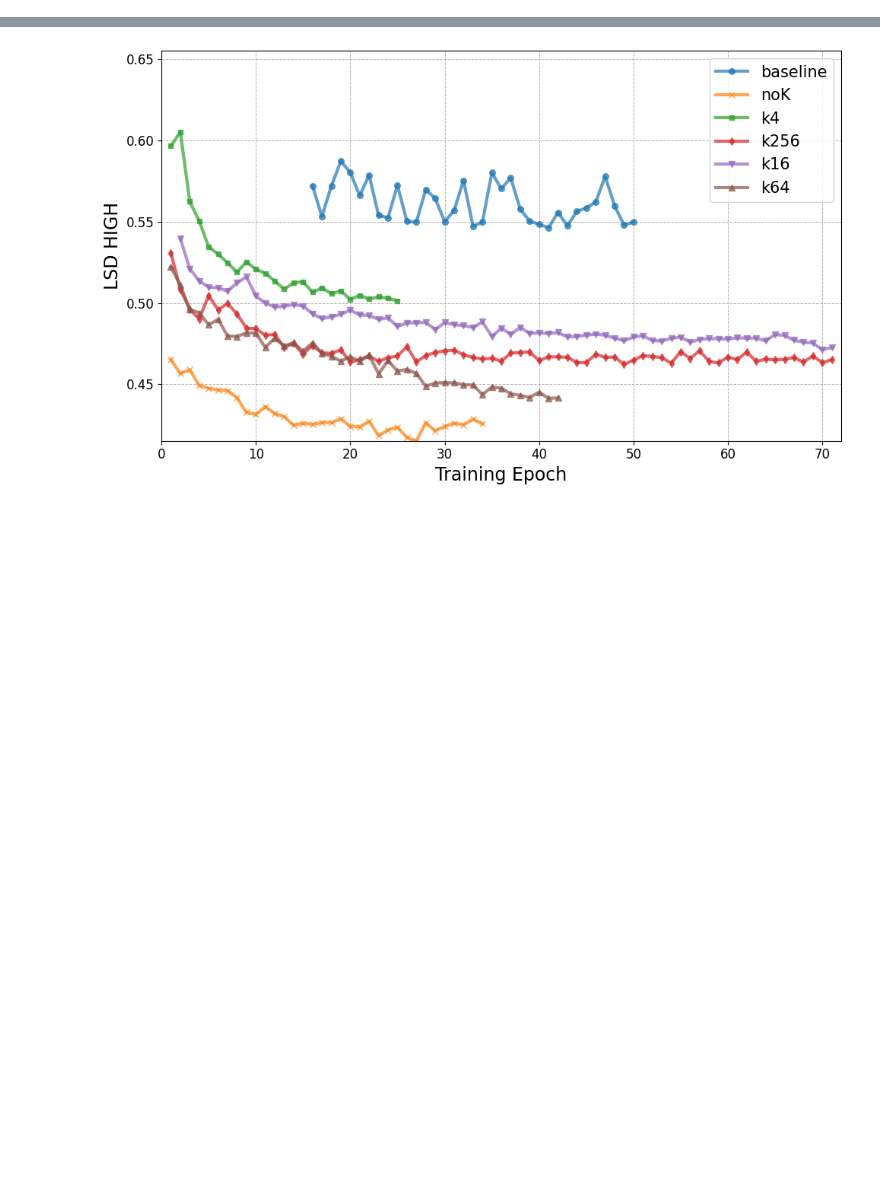
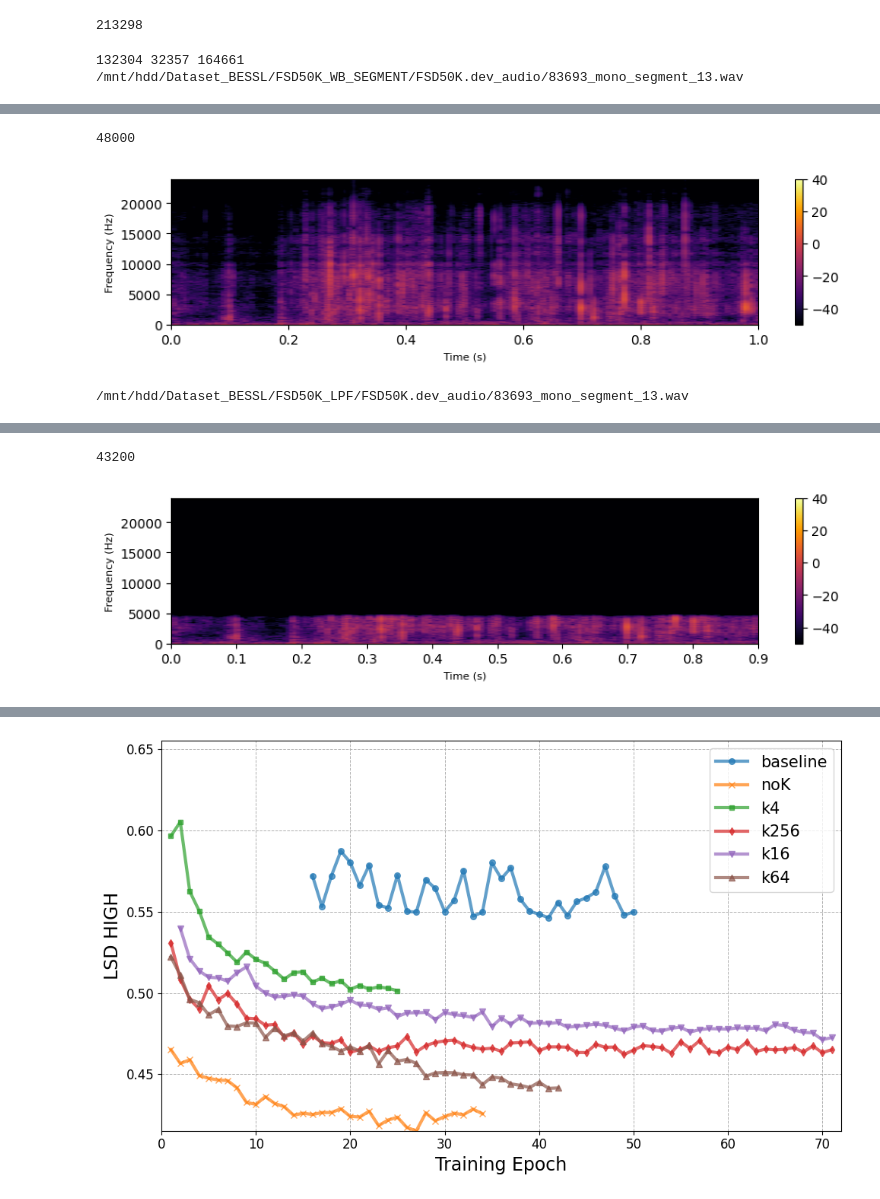
Before and after one commit to woongzip1/BESSL__, a Jupyter notebook: draw_losscurve.ipynb, the cells around one changed output, grey strips where cells are left out. Drawn from its saved outputs; the diff is of its cells as text; code cells hidden in the pictures; blank space fills up the shorter version.

```diff
--- a/draw_losscurve.ipynb
+++ b/draw_losscurve.ipynb
@@ -75,0 +113,50 @@ Step,baseline,noK,k4,k256,k16,k64
+# %%
+from utils import get_audio_paths, draw_spec
+from IPython.display import display, Audio
+a = get_audio_paths(["/mnt/hdd/Dataset_BESSL/FSD50K_LPF/FSD50K.dev_audio"], '.wav')
+print(len(a))
+
+#310301
+
+# a2 = get_audio_paths(["/mnt/hdd/Dataset_BESSL/FSD50K_WB_SEGMENT/"], '.wav')
+# print(len(a2))
+# %% [output]
+213298
+# %%
+def get_file_paths_from_log(log_file):
+    fsd50k_files = []
+    musdb_files = []
+
+    with open(log_file, 'r') as file:
+        for line in file:
+            line = line.strip()  # 라인 끝의 개행 문자 제거
+            if '/FSD50K_WB_SEGMENT/' in line:
+                fsd50k_files.append(line)  # FSD50K 경로를 리스트에 추가
+            elif '/MUSDB_WB_SEGMENT/' in line:
+                musdb_files.append(line)  # MUSDB 경로를 리스트에 추가
+
+    return fsd50k_files, musdb_files
+
+
+log_file = '/mnt/hdd/silent_files_log.txt'  # 로그 파일 경로
+fsd50k_files, musdb_files = get_file_paths_from_log(log_file)
+print(len(fsd50k_files), len(musdb_files), len(fsd50k_files)+len(musdb_files))
+
+idx=995
+# 995, 5
+path = fsd50k_files[idx]
+print(path)
+y, sr = librosa.load(path, sr=None)
+display(Audio(y, rate=sr))
+print(len(y))
+a = draw_spec(y.squeeze(), sr=48000, figsize=(10,2))
+
+path = path.replace("WB_SEGMENT", "LPF")
+print(path)
+y, sr = librosa.load(path, sr=None)
+display(Audio(y, rate=sr))
+print(len(y))
+a = draw_spec(y.squeeze(), sr=48000, figsize=(10,2))
+# %% [output]
+132304 32357 164661
+/mnt/hdd/Dataset_BESSL/FSD50K_WB_SEGMENT/FSD50K.dev_audio/83693_mono_segment_13.wav
@@ -75,0 +164,3 @@ Step,baseline,noK,k4,k256,k16,k64
+48000
+[figure, added]
+/mnt/hdd/Dataset_BESSL/FSD50K_LPF/FSD50K.dev_audio/83693_mono_segment_13.wav
@@ -75,0 +168,2 @@ Step,baseline,noK,k4,k256,k16,k64
+43200
+[figure, added]
```
Also changed, not shown: parts of 4 cells of this notebook, 7 other files.
